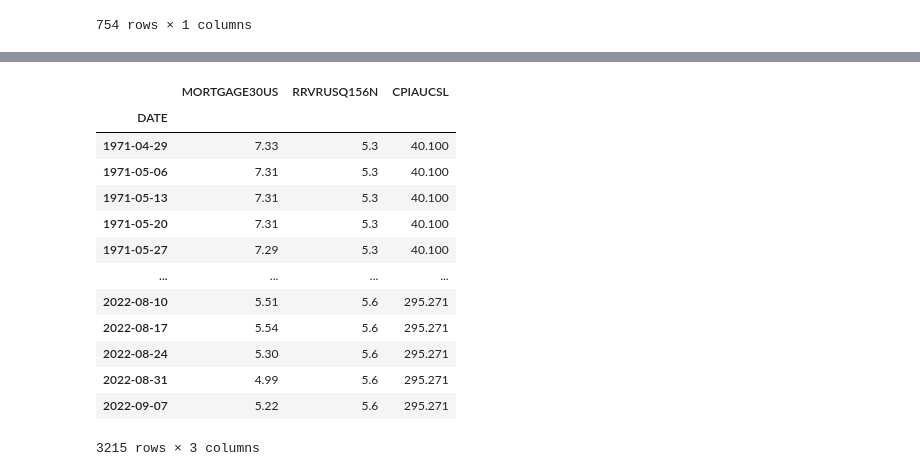
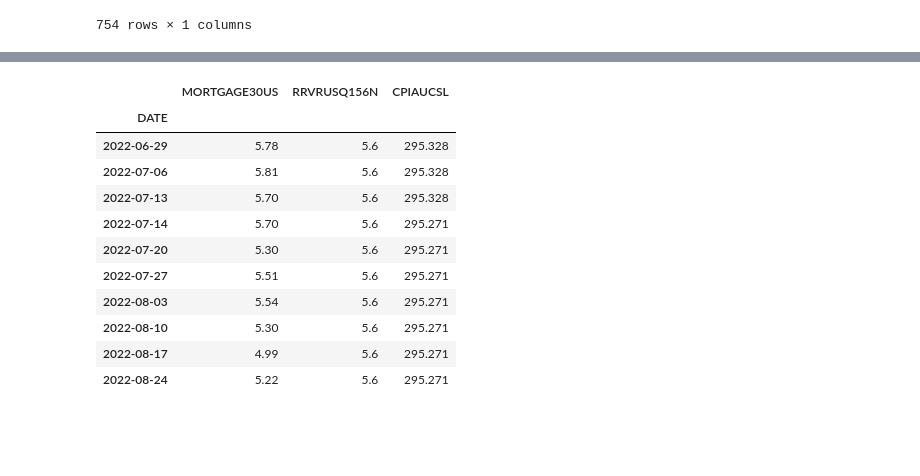
Before and after one commit to mleeppt/houseprices, a Jupyter notebook: Predict House Prices ML.ipynb, the cells around one changed output, grey strips where cells are left out. Saved outputs shown, nothing was run; the diff lists cells and outputs as text; code cells hidden in the pictures; blank space fills up the shorter version.

```diff
--- a/Predict House Prices ML.ipynb
+++ b/Predict House Prices ML.ipynb
@@ -261,22 +329,22 @@ NameError: name 'fed_data' is not defined
 # %%
 from datetime import timedelta
-fed_data.index = fed_data.index + timedelta(days=1)
-fed_data
+
+fed_data.index = fed_data.index + timedelta(days=2)
+
+fed_data.tail(10)
 # %% [output]
 |  | MORTGAGE30US | RRVRUSQ156N | CPIAUCSL |
 | DATE |  |  |  |
-| 1971-04-29 | 7.33 | 5.3 | 40.100 |
-| 1971-05-06 | 7.31 | 5.3 | 40.100 |
-| 1971-05-13 | 7.31 | 5.3 | 40.100 |
-| 1971-05-20 | 7.31 | 5.3 | 40.100 |
-| 1971-05-27 | 7.29 | 5.3 | 40.100 |
-| ... | ... | ... | ... |
-| 2022-08-10 | 5.51 | 5.6 | 295.271 |
-| 2022-08-17 | 5.54 | 5.6 | 295.271 |
-| 2022-08-24 | 5.30 | 5.6 | 295.271 |
-| 2022-08-31 | 4.99 | 5.6 | 295.271 |
-| 2022-09-07 | 5.22 | 5.6 | 295.271 |
+| 2022-06-29 | 5.78 | 5.6 | 295.328 |
+| 2022-07-06 | 5.81 | 5.6 | 295.328 |
+| 2022-07-13 | 5.70 | 5.6 | 295.328 |
+| 2022-07-14 | 5.70 | 5.6 | 295.271 |
+| 2022-07-20 | 5.30 | 5.6 | 295.271 |
+| 2022-07-27 | 5.51 | 5.6 | 295.271 |
+| 2022-08-03 | 5.54 | 5.6 | 295.271 |
+| 2022-08-10 | 5.30 | 5.6 | 295.271 |
+| 2022-08-17 | 4.99 | 5.6 | 295.271 |
+| 2022-08-24 | 5.22 | 5.6 | 295.271 |
-3215 rows × 3 columns
 # %%
 price_data = fed_data.merge(price_data, left_index=True, right_index=True)
 price_data
```
Also changed, not shown: parts of 14 cells of this notebook.
